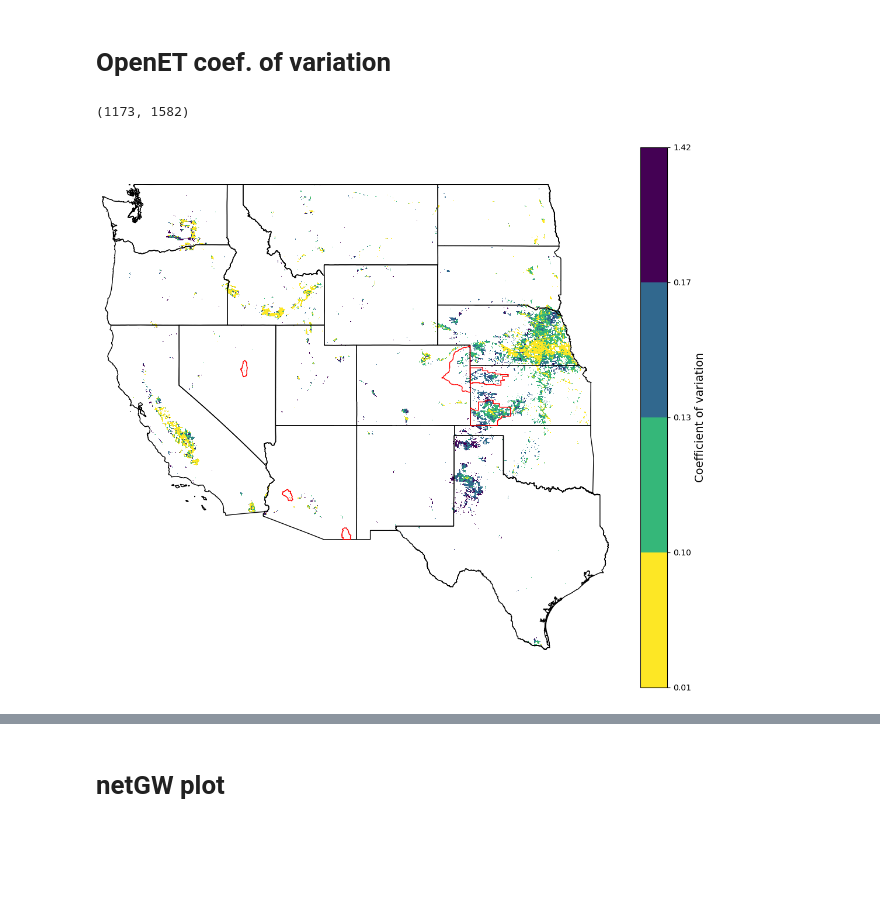
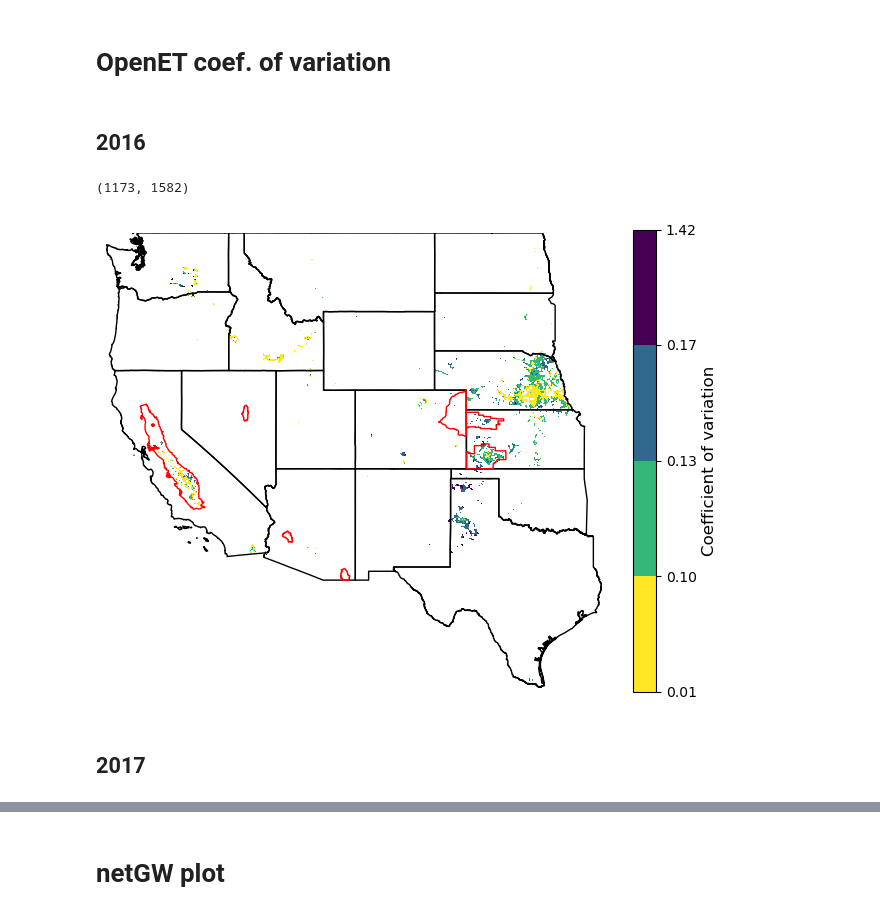
Before and after one commit to mdfahimhasan/WestUS_Peff, a Jupyter notebook: Codes/results_analysis/openET_coef_var_plot.ipynb, the cells around one changed output, grey strips where cells are left out. Cells and saved outputs as stored; diff of their text form; code cells hidden in the pictures; blank space fills up the shorter version.

```diff
--- a/Codes/results_analysis/openET_coef_var_plot.ipynb
+++ b/Codes/results_analysis/openET_coef_var_plot.ipynb
@@ -8,6 +8,8 @@ import matplotlib.pyplot as plt
 from matplotlib.colors import Normalize, BoundaryNorm
 # %% [markdown]
 # OpenET coef. of variation
+# %% [markdown]
+## 2016
 # %%
 # paths
 WestUS_shapefile = '../../Data_main/shapefiles/Western_US_ref_shapes/WestUS_states.shp'
@@ -62,16 +46,17 @@ openET_coef_var_arr = openET_coef_var_arr.reshape(shape)
 # %%
 # Set up the figure and axes
-fig, ax = plt.subplots(figsize=(14, 12))
+fig, ax = plt.subplots(figsize=(8, 6))
 
 # Plotting the mean with quartile color ramp
 mean_image = ax.imshow(openET_coef_var_arr, cmap='viridis_r', norm=coef_var_norm, extent=rio.plot.plotting_extent(openET_coef_var_data))
-mean_cbar = fig.colorbar(plt.cm.ScalarMappable(norm=coef_var_norm, cmap='viridis_r'), ax=ax, orientation='vertical')
-mean_cbar.set_label('Coefficient of variation', fontsize=14)
+cbar = fig.colorbar(plt.cm.ScalarMappable(norm=coef_var_norm, cmap='viridis_r'), ax=ax, orientation='vertical')
+cbar.set_label('Coefficient of variation', fontsize=12)
+cbar.ax.tick_params(labelsize=10)
 westUS.plot(ax=ax, facecolor='none', edgecolor='black', linewidth=1)
 BOI.plot(ax=ax, facecolor='none', edgecolor='red', linewidth=1)
 
 ax.set_axis_off()
 
 fig.savefig('./plots/openET_coef_var_2016.png', dpi=300)
 # %% [output]
-[figure, old version]
+[figure, new version]
@@ -103,0 +63,2 @@ fig.savefig('./plots/openET_coef_var_2016.png', dpi=300)
+# %% [markdown]
+## 2017
```
Also changed, not shown: parts of 13 cells of this notebook, 2 other files.
